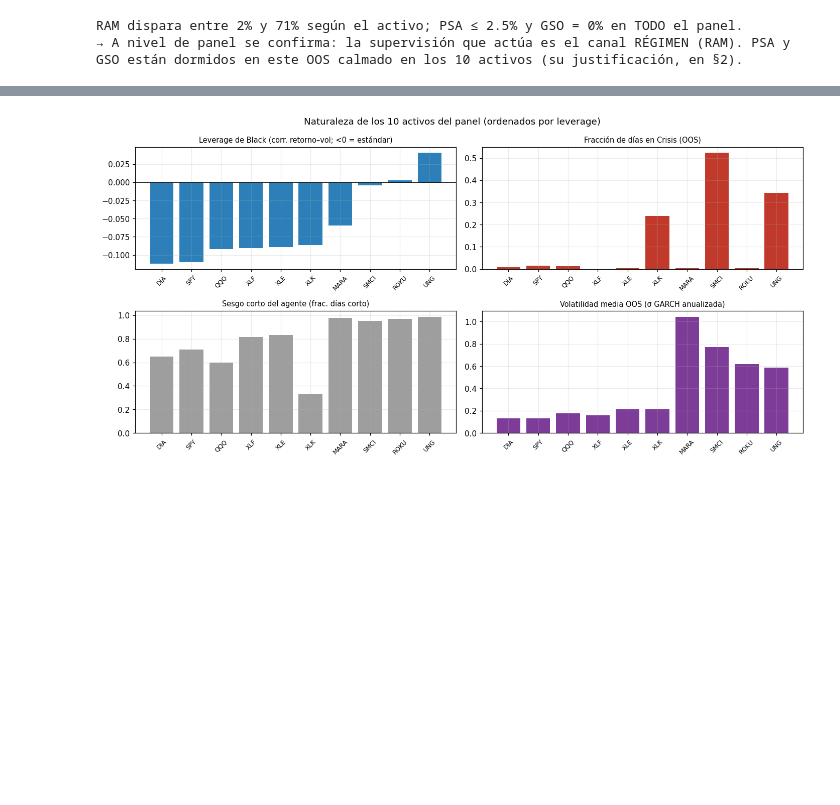
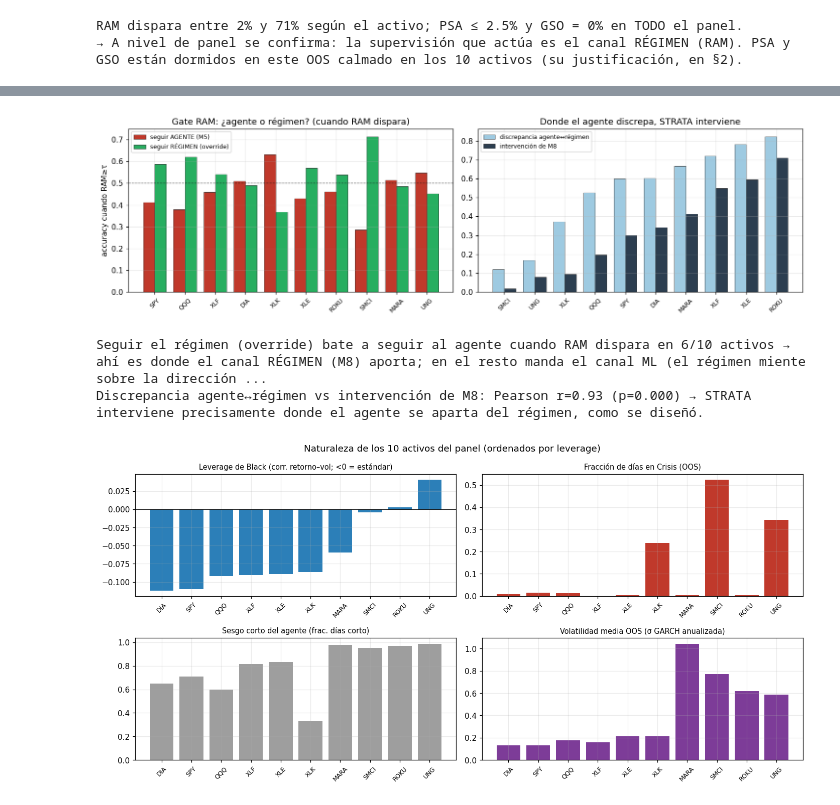
Before and after one commit to RaquelGarciah/Real-time-statistical-supervision-of-an-AI-trading-agent, a Jupyter notebook: notebooks/STRATA_marco_practico.ipynb, the cells around one changed output, grey strips where cells are left out. Cells and saved outputs as stored; diff of their text form; code cells hidden in the pictures; blank space fills up the shorter version.

```diff
--- a/notebooks/STRATA_marco_practico.ipynb
+++ b/notebooks/STRATA_marco_practico.ipynb
@@ -730,3 +823,32 @@ RAM dispara entre 2% y 71% según el activo; PSA ≤ 2.5% y GSO = 0% en TODO el
+# %%
+# Gate RAM por activo (10): seguir agente vs seguir régimen cuando RAM dispara + discrepancia→intervención
+gp = GATE["gate_por_activo"]
+fig, axes = plt.subplots(1, 2, figsize=(13.5, 4))
+x = np.arange(len(PANEL10)); w = 0.38
+ag = [gp[t]["ram_alto"]["acc_seguir_agente"] or 0 for t in PANEL10]
+rg = [gp[t]["ram_alto"]["acc_seguir_regimen"] or 0 for t in PANEL10]
+axes[0].bar(x - w/2, ag, w, color="#c0392b", edgecolor="k", lw=.4, label="seguir AGENTE (M5)")
+axes[0].bar(x + w/2, rg, w, color="#27ae60", edgecolor="k", lw=.4, label="seguir RÉGIMEN (override)")
+axes[0].axhline(0.5, color="k", ls="--", lw=.8); axes[0].set_xticks(x); axes[0].set_xticklabels(PANEL10, rotation=45, fontsize=8)
+axes[0].set_ylabel("accuracy cuando RAM≥τ"); axes[0].set_title("Gate RAM: ¿agente o régimen? (cuando RAM dispara)"); axes[0].legend(fontsize=8)
+disc = [gp[t]["discrepancia_agente_regimen"] for t in PANEL10]; interv = [gp[t]["tasa_intervencion"] for t in PANEL10]
+order = sorted(range(len(PANEL10)), key=lambda i: disc[i])
+axes[1].bar(np.arange(len(PANEL10)) - w/2, [disc[i] for i in order], w, color="#9ecae1", edgecolor="k", lw=.4, label="discrepancia agente↔régimen")
+axes[1].bar(np.arange(len(PANEL10)) + w/2, [interv[i] for i in order], w, color="#2c3e50", edgecolor="k", lw=.4, label="intervención de M8")
+axes[1].set_xticks(np.arange(len(PANEL10))); axes[1].set_xticklabels([PANEL10[i] for i in order], rotation=45, fontsize=8)
+axes[1].set_title("Donde el agente discrepa, STRATA interviene"); axes[1].legend(fontsize=8)
+plt.tight_layout(); plt.show()
+nreg = sum(rg[i] > ag[i] for i in range(len(PANEL10)))
+from scipy.stats import pearsonr
+r_di, p_di = pearsonr(disc, interv)
+print(f"Seguir el régimen (override) bate a seguir al agente cuando RAM dispara en {nreg}/10 activos → ahí es donde "
+      "el canal RÉGIMEN (M8) aporta; en el resto manda el canal ML (el régimen miente sobre la dirección, §5).")
+print(f"Discrepancia agente↔régimen vs intervención de M8: Pearson r={r_di:.2f} (p={p_di:.3f}) → STRATA interviene "
+      "precisamente donde el agente se aparta del régimen, como se diseñó.")
+# %% [output]
+[figure, added]
+Seguir el régimen (override) bate a seguir al agente cuando RAM dispara en 6/10 activos → ahí es donde el canal RÉGIMEN (M8) aporta; en el resto manda el canal ML (el régimen miente sobre la dirección ...
+Discrepancia agente↔régimen vs intervención de M8: Pearson r=0.93 (p=0.000) → STRATA interviene precisamente donde el agente se aparta del régimen, como se diseñó.
 # %%
 # Naturaleza de los activos del panel: leverage de Black, fracción de Crisis OOS, sesgo corto del agente, vol
 fig, axes = plt.subplots(2, 2, figsize=(13, 6.4)); axes = axes.ravel()
```
Also changed, not shown: parts of 7 cells of this notebook, 3 other files.
